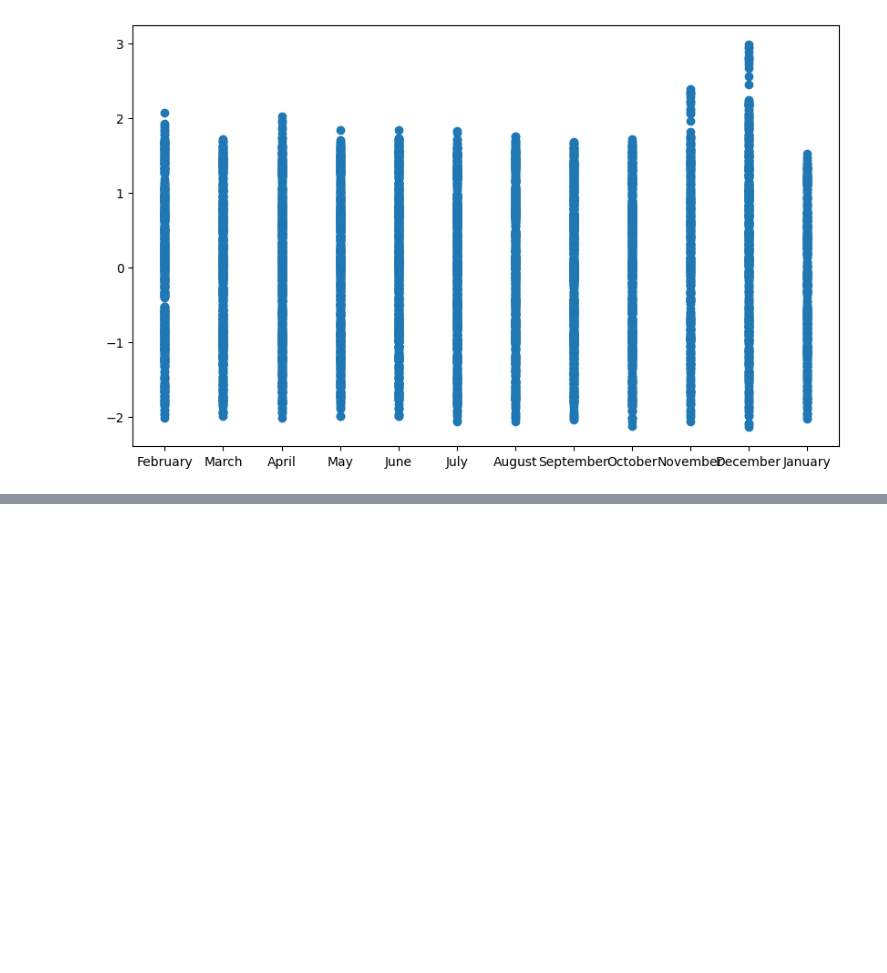
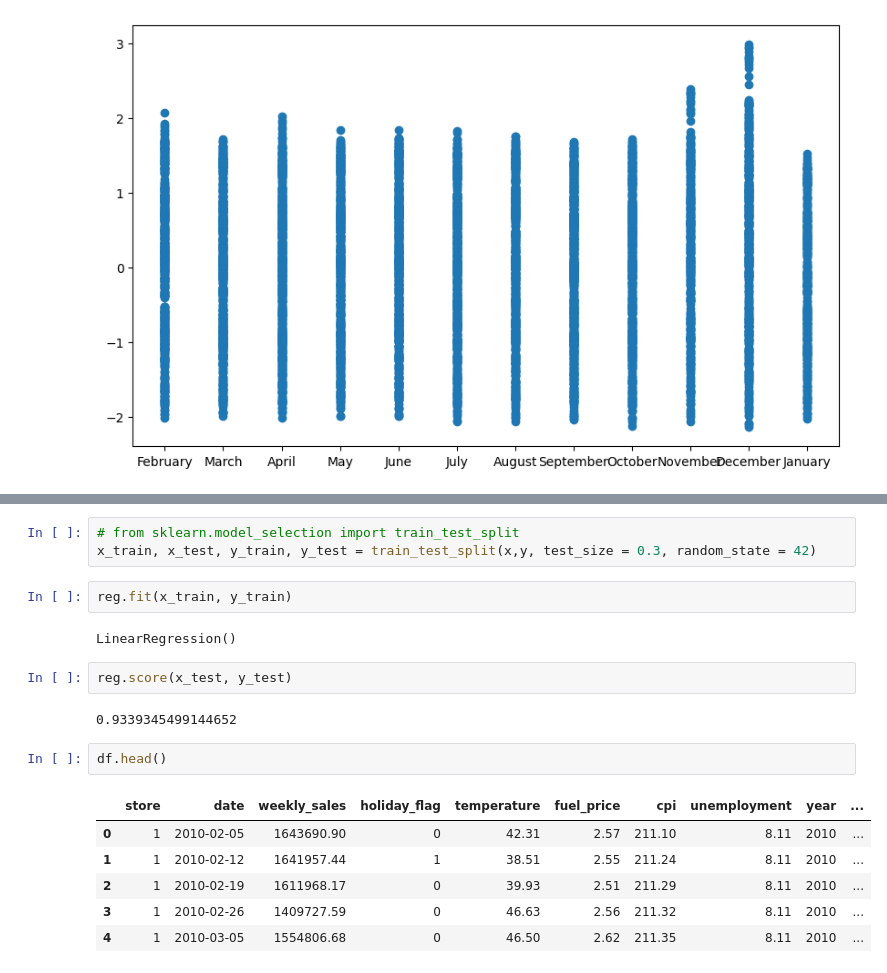
Before and after one commit to Satyam-10124/machine_learning, a Jupyter notebook: walmart.ipynb, the cells around one changed output, grey strips where cells are left out. Drawn from its saved outputs; the diff is of its cells as text; blank space fills up the shorter version.

```diff
--- a/walmart.ipynb
+++ b/walmart.ipynb
@@ -241,0 +317,20 @@ plt.scatter(df.month_name, weekly_sales_pt)
+# %%
+# from sklearn.model_selection import train_test_split
+x_train, x_test, y_train, y_test = train_test_split(x,y, test_size = 0.3, random_state = 42)
+# %%
+reg.fit(x_train, y_train)
+# %% [output]
+LinearRegression()
+# %%
+reg.score(x_test, y_test)
+# %% [output]
+0.9339345499144652
+# %%
+df.head()
+# %% [output]
+|  | store | date | weekly_sales | holiday_flag | temperature | fuel_price | cpi | unemployment | year | ... |
+| 0 | 1 | 2010-02-05 | 1643690.90 | 0 | 42.31 | 2.57 | 211.10 | 8.11 | 2010 | ... |
+| 1 | 1 | 2010-02-12 | 1641957.44 | 1 | 38.51 | 2.55 | 211.24 | 8.11 | 2010 | ... |
+| 2 | 1 | 2010-02-19 | 1611968.17 | 0 | 39.93 | 2.51 | 211.29 | 8.11 | 2010 | ... |
+| 3 | 1 | 2010-02-26 | 1409727.59 | 0 | 46.63 | 2.56 | 211.32 | 8.11 | 2010 | ... |
+| 4 | 1 | 2010-03-05 | 1554806.68 | 0 | 46.50 | 2.62 | 211.35 | 8.11 | 2010 | ... |
```
Also changed, not shown: parts of 13 cells of this notebook, 5 other files.
